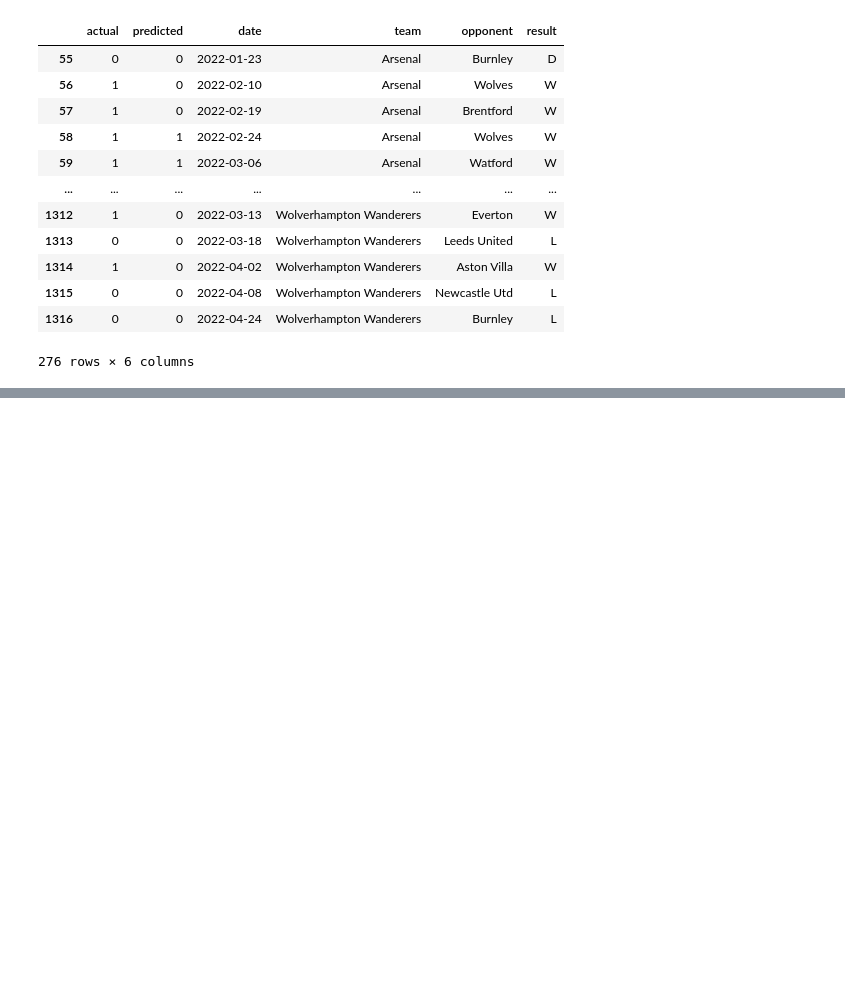
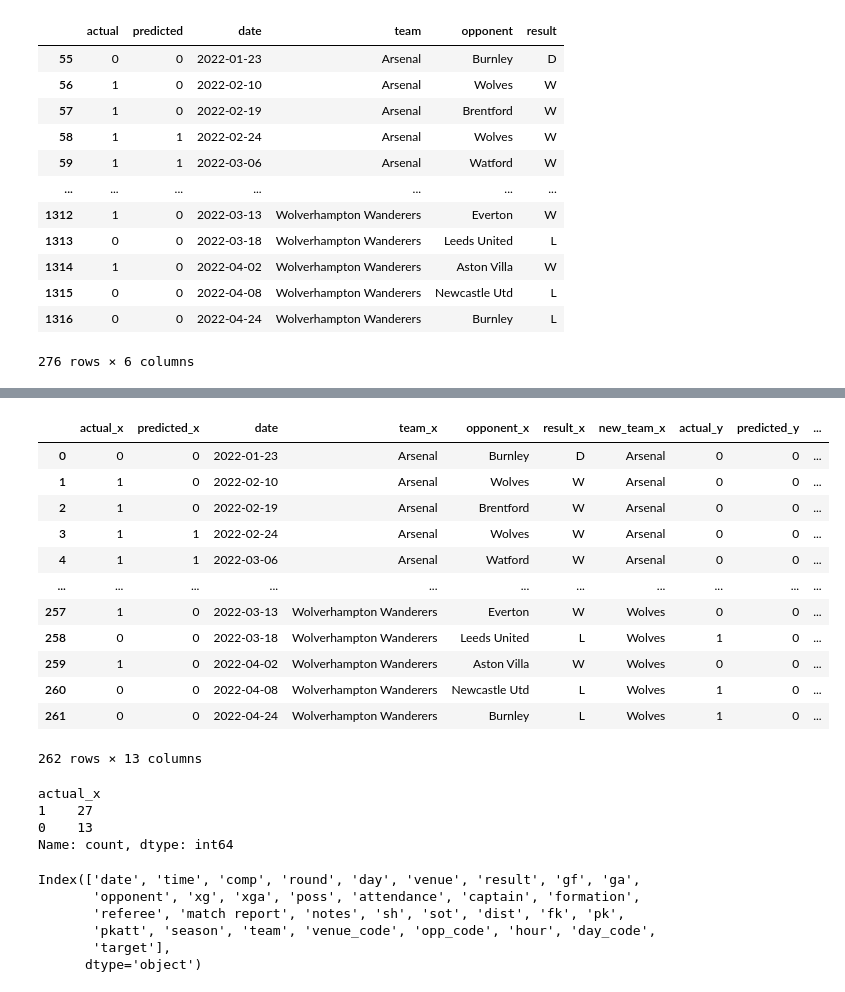
Before and after one commit to Hayden9898/Football-Match-Predictor, a Jupyter notebook: football_match_prediction.ipynb, the cells around one changed output, grey strips where cells are left out. Drawn from its saved outputs; the diff is of its cells as text; code cells hidden in the pictures; blank space fills up the shorter version.

```diff
--- a/football_match_prediction.ipynb
+++ b/football_match_prediction.ipynb
@@ -289,3 +289,17 @@ combined
 | 1315 | 0 | 0 | 2022-04-08 | Wolverhampton Wanderers | Newcastle Utd | L |
 | 1316 | 0 | 0 | 2022-04-24 | Wolverhampton Wanderers | Burnley | L |
 276 rows × 6 columns
+# %%
+class MissingDict(dict):
+    __missing__= lambda self, key: key
+
+map_values = {
+    "Brighton and Hove Albion": "Brighton",
+    "Manchester United": "Manchester Utd",
+    "Newcastle United": "Newcastle Utd",
+    "Tottenham Hotspur": "Tottenham",
+    "West Ham United": "West Ham",
+    "Wolverhampton Wanderers": "Wolves"
+}
+
+mapping = MissingDict(**map_values)
@@ -291,0 +314,2 @@ combined
+# %%
+combined["new_team"] = combined["team"].map(mapping)
@@ -291,0 +332,25 @@ combined
+# %%
+merged = combined.merge(combined, left_on=["date", "new_team"], right_on=["date", "opponent"])
+# %%
+merged
+# %% [output]
+|  | actual_x | predicted_x | date | team_x | opponent_x | result_x | new_team_x | actual_y | predicted_y | ... |
+| 0 | 0 | 0 | 2022-01-23 | Arsenal | Burnley | D | Arsenal | 0 | 0 | ... |
+| 1 | 1 | 0 | 2022-02-10 | Arsenal | Wolves | W | Arsenal | 0 | 0 | ... |
+| 2 | 1 | 0 | 2022-02-19 | Arsenal | Brentford | W | Arsenal | 0 | 0 | ... |
+| 3 | 1 | 1 | 2022-02-24 | Arsenal | Wolves | W | Arsenal | 0 | 0 | ... |
+| 4 | 1 | 1 | 2022-03-06 | Arsenal | Watford | W | Arsenal | 0 | 0 | ... |
+| ... | ... | ... | ... | ... | ... | ... | ... | ... | ... | ... |
+| 257 | 1 | 0 | 2022-03-13 | Wolverhampton Wanderers | Everton | W | Wolves | 0 | 0 | ... |
+| 258 | 0 | 0 | 2022-03-18 | Wolverhampton Wanderers | Leeds United | L | Wolves | 1 | 0 | ... |
+| 259 | 1 | 0 | 2022-04-02 | Wolverhampton Wanderers | Aston Villa | W | Wolves | 0 | 0 | ... |
+| 260 | 0 | 0 | 2022-04-08 | Wolverhampton Wanderers | Newcastle Utd | L | Wolves | 1 | 0 | ... |
+| 261 | 0 | 0 | 2022-04-24 | Wolverhampton Wanderers | Burnley | L | Wolves | 1 | 0 | ... |
+262 rows × 13 columns
+# %%
+merged[(merged["predicted_x"] == 1) & (merged["predicted_y"] == 0)]["actual_x"].value_counts()
+# %% [output]
+actual_x
+1    27
+0    13
+Name: count, dtype: int64
@@ -291,0 +359,9 @@ combined
+# %%
+matches.columns
+# %% [output]
+Index(['date', 'time', 'comp', 'round', 'day', 'venue', 'result', 'gf', 'ga',
+       'opponent', 'xg', 'xga', 'poss', 'attendance', 'captain', 'formation',
+       'referee', 'match report', 'notes', 'sh', 'sot', 'dist', 'fk', 'pk',
+       'pkatt', 'season', 'team', 'venue_code', 'opp_code', 'hour', 'day_code',
+       'target'],
+      dtype='object')
```
Also changed, not shown: parts of 4 cells of this notebook.
